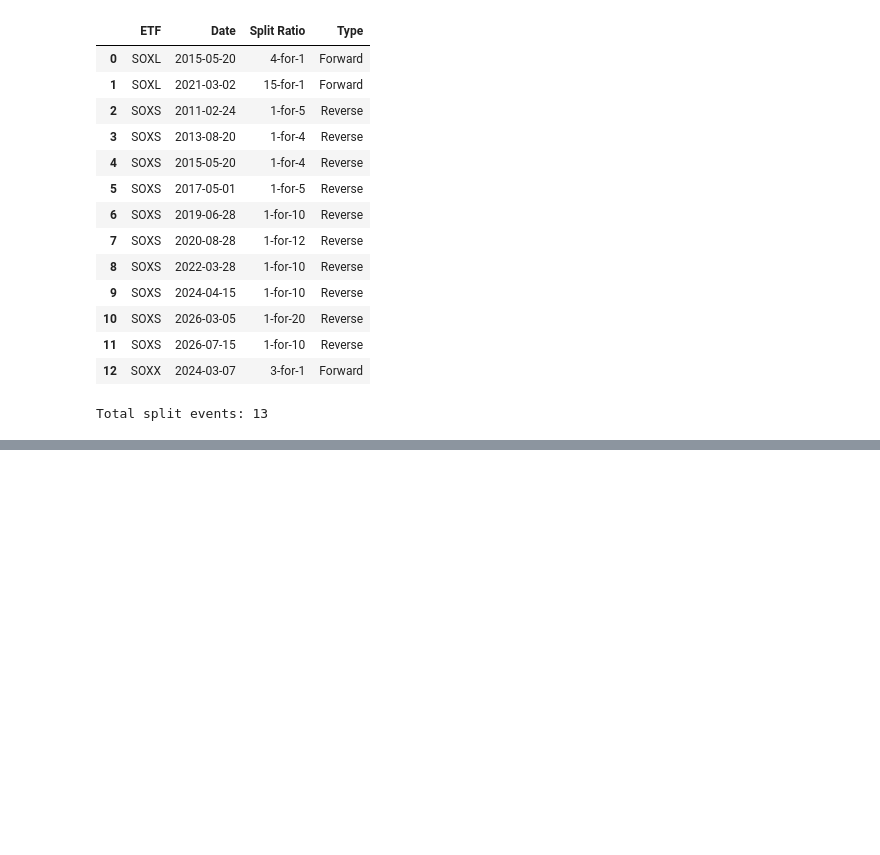
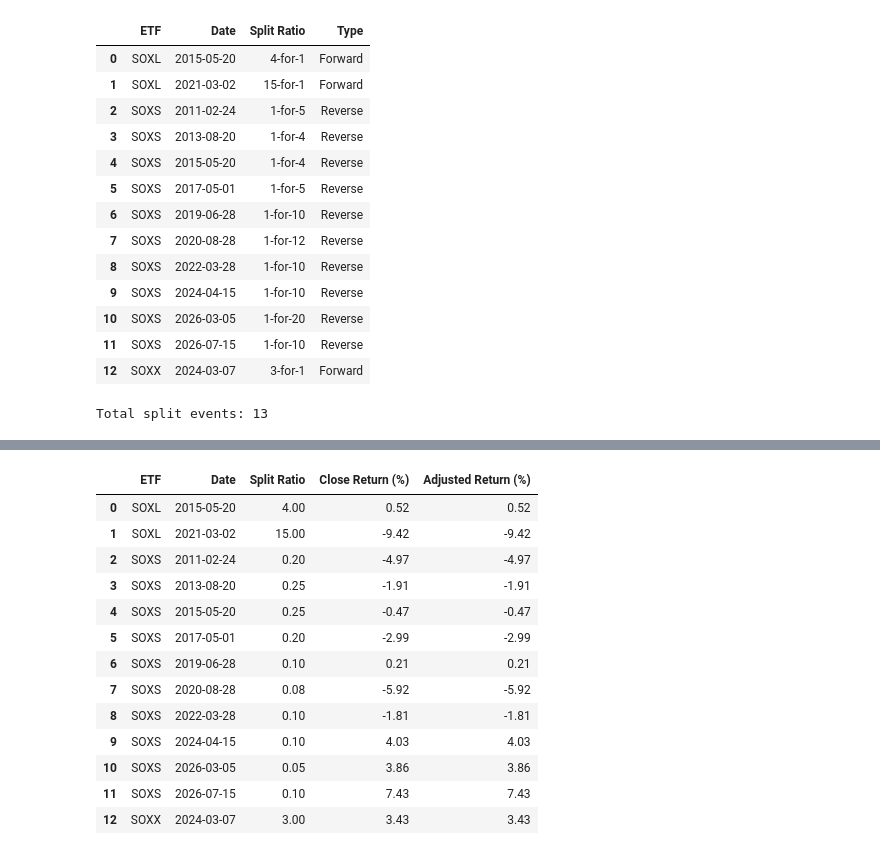
Before and after one commit to nishselv/soxl-risk-analysis, a Jupyter notebook: notebooks/01_data_validation.ipynb, the cells around one changed output, grey strips where cells are left out. Saved outputs shown, nothing was run; the diff lists cells and outputs as text; code cells hidden in the pictures; blank space fills up the shorter version.

```diff
--- a/notebooks/01_data_validation.ipynb
+++ b/notebooks/01_data_validation.ipynb
@@ -308,0 +327,53 @@ Total split events: 13
+# %%
+split_return_results = []
+
+for ticker, df in {
+    "SOXL": soxl,
+    "SOXS": soxs,
+    "SOXX": soxx
+}.items():
+
+    # Work with a dated, sorted copy of each dataset.
+    df = df.copy()
+    df["Date"] = pd.to_datetime(df["Date"])
+    df = df.sort_values("Date").reset_index(drop=True)
+
+    # Calculate daily percentage returns.
+    df["Close Return (%)"] = (
+        df["Close"].pct_change(fill_method=None) * 100
+    )
+
+    df["Adjusted Return (%)"] = (
+        df["Adj Close"].pct_change(fill_method=None) * 100
+    )
+
+    # Keep only observations with recorded stock splits.
+    split_days = df[df["Stock Splits"] > 0]
+
+    for _, event in split_days.iterrows():
+        split_return_results.append({
+            "ETF": ticker,
+            "Date": event["Date"].strftime("%Y-%m-%d"),
+            "Split Ratio": event["Stock Splits"],
+            "Close Return (%)": event["Close Return (%)"],
+            "Adjusted Return (%)": event["Adjusted Return (%)"]
+        })
+
+split_returns = pd.DataFrame(split_return_results)
+
+display(split_returns.round(2))
+# %% [output]
+|  | ETF | Date | Split Ratio | Close Return (%) | Adjusted Return (%) |
+| 0 | SOXL | 2015-05-20 | 4.00 | 0.52 | 0.52 |
+| 1 | SOXL | 2021-03-02 | 15.00 | -9.42 | -9.42 |
+| 2 | SOXS | 2011-02-24 | 0.20 | -4.97 | -4.97 |
+| 3 | SOXS | 2013-08-20 | 0.25 | -1.91 | -1.91 |
+| 4 | SOXS | 2015-05-20 | 0.25 | -0.47 | -0.47 |
+| 5 | SOXS | 2017-05-01 | 0.20 | -2.99 | -2.99 |
+| 6 | SOXS | 2019-06-28 | 0.10 | 0.21 | 0.21 |
+| 7 | SOXS | 2020-08-28 | 0.08 | -5.92 | -5.92 |
+| 8 | SOXS | 2022-03-28 | 0.10 | -1.81 | -1.81 |
+| 9 | SOXS | 2024-04-15 | 0.10 | 4.03 | 4.03 |
+| 10 | SOXS | 2026-03-05 | 0.05 | 3.86 | 3.86 |
+| 11 | SOXS | 2026-07-15 | 0.10 | 7.43 | 7.43 |
+| 12 | SOXX | 2024-03-07 | 3.00 | 3.43 | 3.43 |
```
Also changed, not shown: parts of 64 cells of this notebook, 4 other files.
